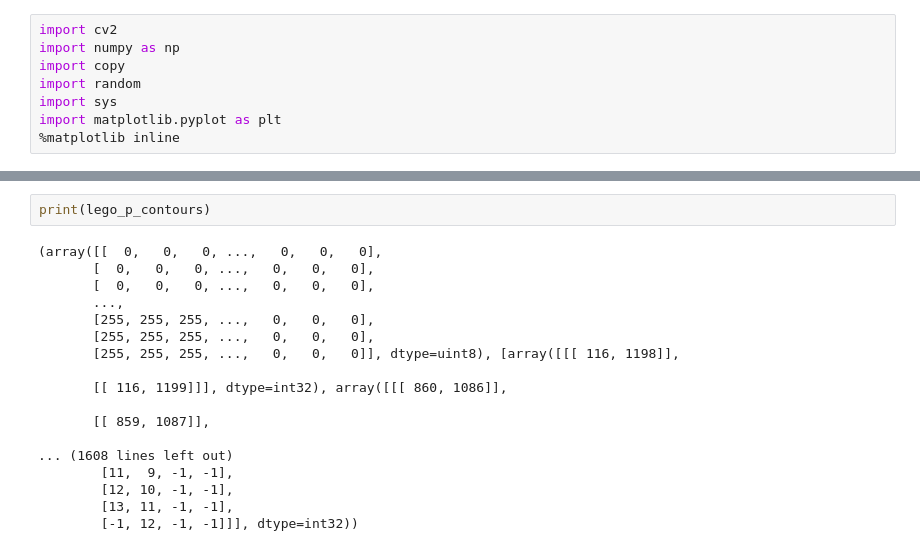
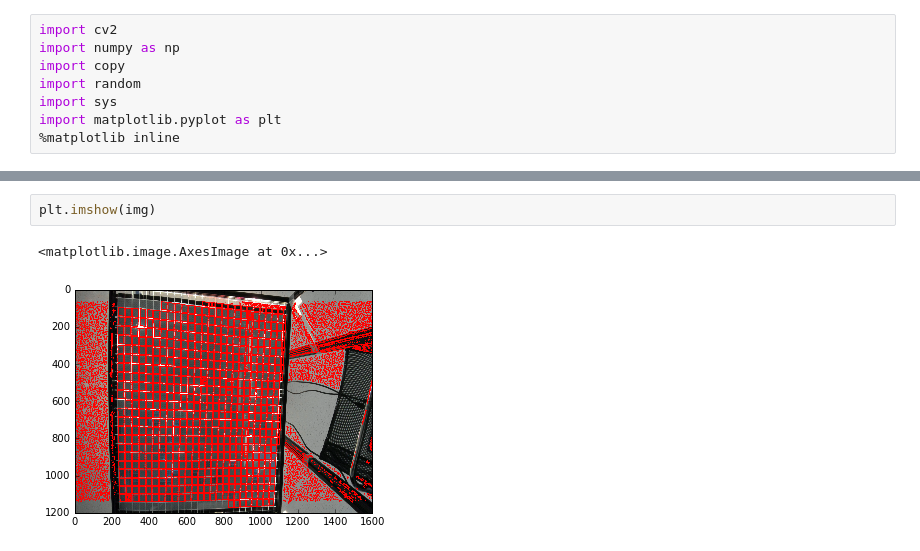
Before and after one commit to regmarmcem/Lego, a Jupyter notebook: select-cells.ipynb, the cells around one changed output, grey strips where cells are left out. Drawn from its saved outputs; the diff is of its cells as text.

```diff
--- a/select-cells.ipynb
+++ b/select-cells.ipynb
@@ -44,20 +34,5 @@ plt.imshow(cv2.drawContours(lego_p_binary, contours[0], -1, (0, 0, 255), 3))
-# %%
-print(lego_p_contours)
-# %% [output]
-(array([[  0,   0,   0, ...,   0,   0,   0],
-       [  0,   0,   0, ...,   0,   0,   0],
-       [  0,   0,   0, ...,   0,   0,   0],
-       ...,
-       [255, 255, 255, ...,   0,   0,   0],
-       [255, 255, 255, ...,   0,   0,   0],
-       [255, 255, 255, ...,   0,   0,   0]], dtype=uint8), [array([[[ 116, 1198]],
-
-       [[ 116, 1199]]], dtype=int32), array([[[ 860, 1086]],
-
-       [[ 859, 1087]],
-
-... (1608 lines left out)
-        [11,  9, -1, -1],
-        [12, 10, -1, -1],
-        [13, 11, -1, -1],
-        [-1, 12, -1, -1]]], dtype=int32))
+# %%
+plt.imshow(img)
+# %% [output]
+<matplotlib.image.AxesImage at 0x...>
+[figure, added]
```
Also changed, not shown: parts of 22 cells of this notebook, 7 other files.
